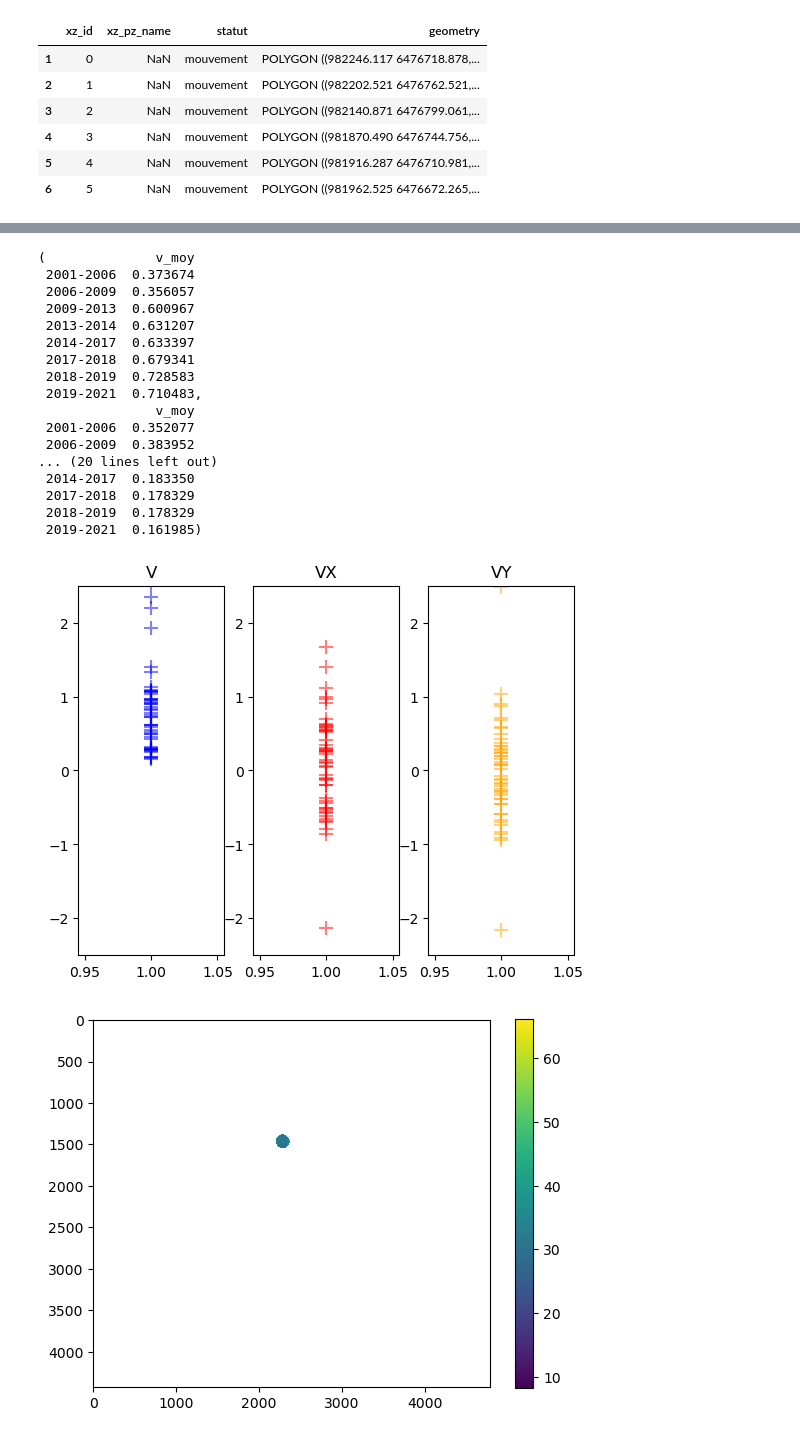
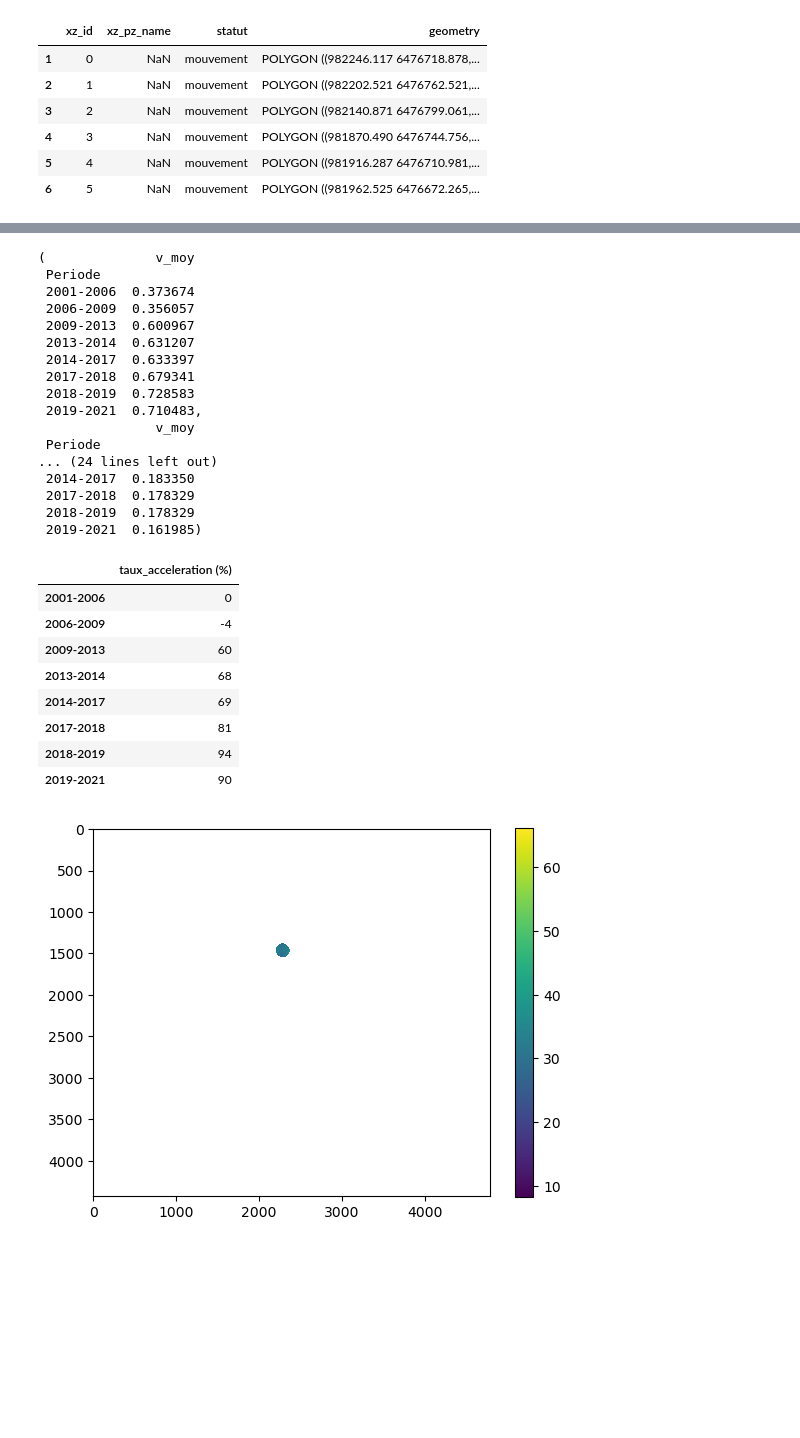
Before and after one commit to rgdyn-toolbox/GeoMultiCorr, a Jupyter notebook: src/manips_ronan.ipynb, the cells around one changed output, grey strips where cells are left out. Saved outputs shown, nothing was run; the diff lists cells and outputs as text; code cells hidden in the pictures; blank space fills up the shorter version.

Commit message:
modification_script_ronan_taux_accel_et_autre

```diff
--- a/src/manips_ronan.ipynb
+++ b/src/manips_ronan.ipynb
@@ -517,8 +558,9 @@ def donnees_vitesse_finales_zS(chemin_csv):
 # %%
 
-donnees_vitesse_finales_zM('/home/gaiani/Documents/STAGE/GeoMultiCorr/src/dataframe_tri_paires_0.csv',0.5), donnees_vitesse_finales_zM('/home/gaiani/Documents/STAGE/GeoMultiCorr/src/dataframe_tri_paires_1.csv',0.5),donnees_vitesse_finales_zM('/home/gaiani/Documents/STAGE/GeoMultiCorr/src/dataframe_tri_paires_2.csv',0.5),donnees_vitesse_finales_zS('/home/gaiani/Documents/STAGE/GeoMultiCorr/src/vitesse_zS.csv')
+donnees_vitesse_finales_zM('/home/gaiani/Documents/STAGE/GeoMultiCorr/src/dataframe_tri_paires_0.csv',0.5), donnees_vitesse_finales_zM('/home/gaiani/Documents/STAGE/GeoMultiCorr/src/dataframe_tri_paires_1.csv',0.5),donnees_vitesse_finales_zM('/home/gaiani/Documents/STAGE/GeoMultiCorr/src/dataframe_tri_paires_2.csv',0.5),donnees_vitesse_finales_zS('/home/gaiani/Documents/STAGE/GeoMultiCorr/src/dataframe_zS_0.csv')
 # %% [output]
 (              v_moy
+ Periode
  2001-2006  0.373674
  2006-2009  0.356057
  2009-2013  0.600967
@@ -528,9 +570,8 @@ donnees_vitesse_finales_zM('/home/gaiani/Documents/STAGE/GeoMultiCorr/src/datafr
  2018-2019  0.728583
  2019-2021  0.710483,
                v_moy
- 2001-2006  0.352077
- 2006-2009  0.383952
-... (20 lines left out)
+ Periode
+... (24 lines left out)
  2014-2017  0.183350
  2017-2018  0.178329
  2018-2019  0.178329
@@ -538,24 +579,30 @@ donnees_vitesse_finales_zM('/home/gaiani/Documents/STAGE/GeoMultiCorr/src/datafr
 # %%
 def visualisation_graphique(df) :
 
     # visualisation résultats en nuage de points
     low,max = -2.5, 2.5
     fig, axs = plt.subplots(1,3)
     x_std = [1 for x in range(len(df))]
     gv, gvx, gvy = axs
     axs = [gv, gvx, gvy]
     color = ['blue','red','orange']
     titre = ['V','VX','VY']
     i = 0
     for elem in [df.v,df.vx,df.vy] :
         axs[i].scatter(x_std, elem, c=color[i], s=100, alpha=0.5, marker='+')
         axs[i].set_title(titre[i])
         axs[i].set_ybound((low,max))
         i += 1
-
-visualisation_graphique(a)
 # %% [output]
-[figure, removed]
+|  | taux_acceleration (%) |
+| 2001-2006 | 0 |
+| 2006-2009 | -4 |
+| 2009-2013 | 60 |
+| 2013-2014 | 68 |
+| 2014-2017 | 69 |
+| 2017-2018 | 81 |
+| 2018-2019 | 94 |
+| 2019-2021 | 90 |
 # %%
 chemin_raster_bis = "/home/gaiani/Documents/STAGE/mont-vallon/pente_mont_vallon.tif"
 poly = recup_zone_etude('mouvement',0)
```
Also changed, not shown: parts of 5 cells of this notebook, 1 other file.
